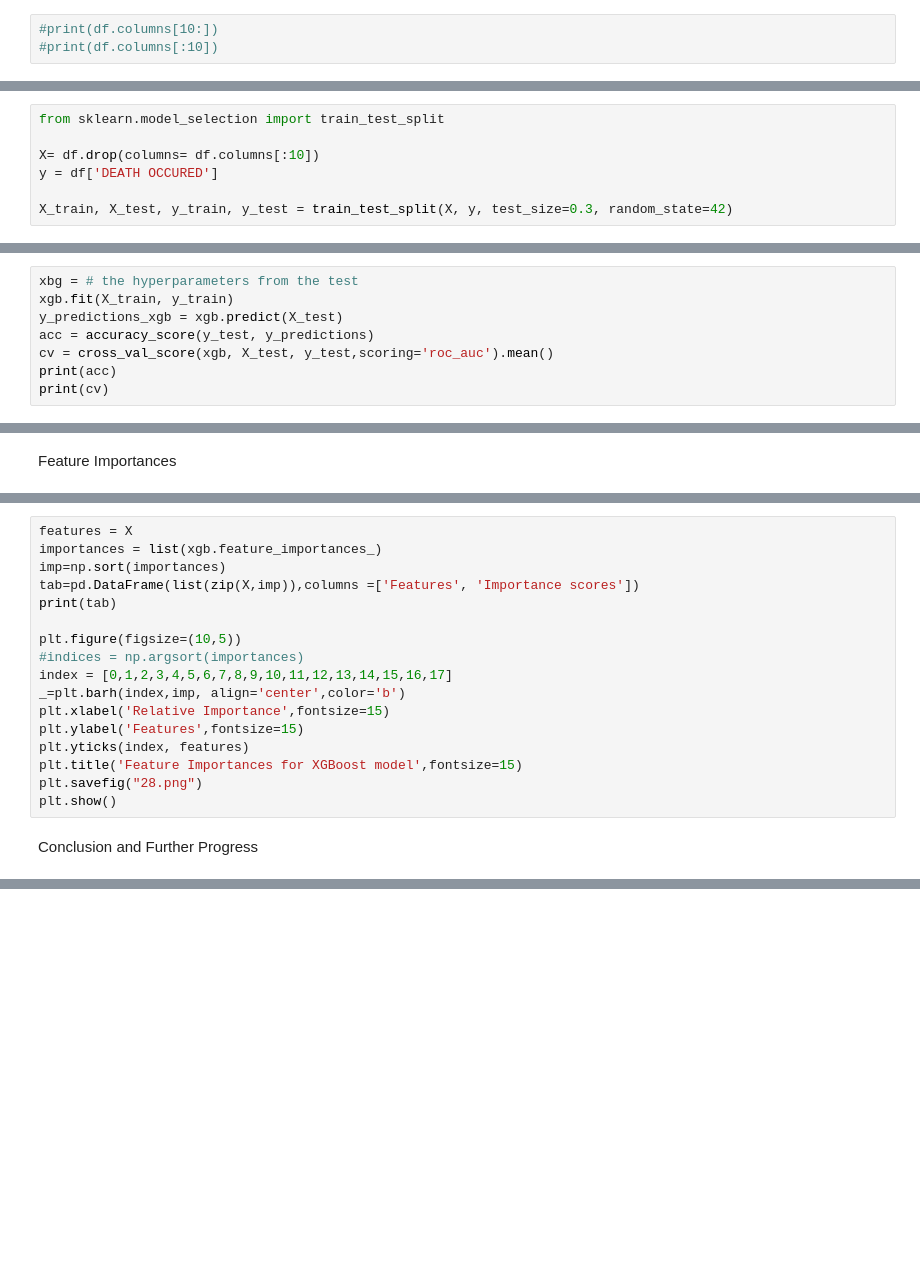
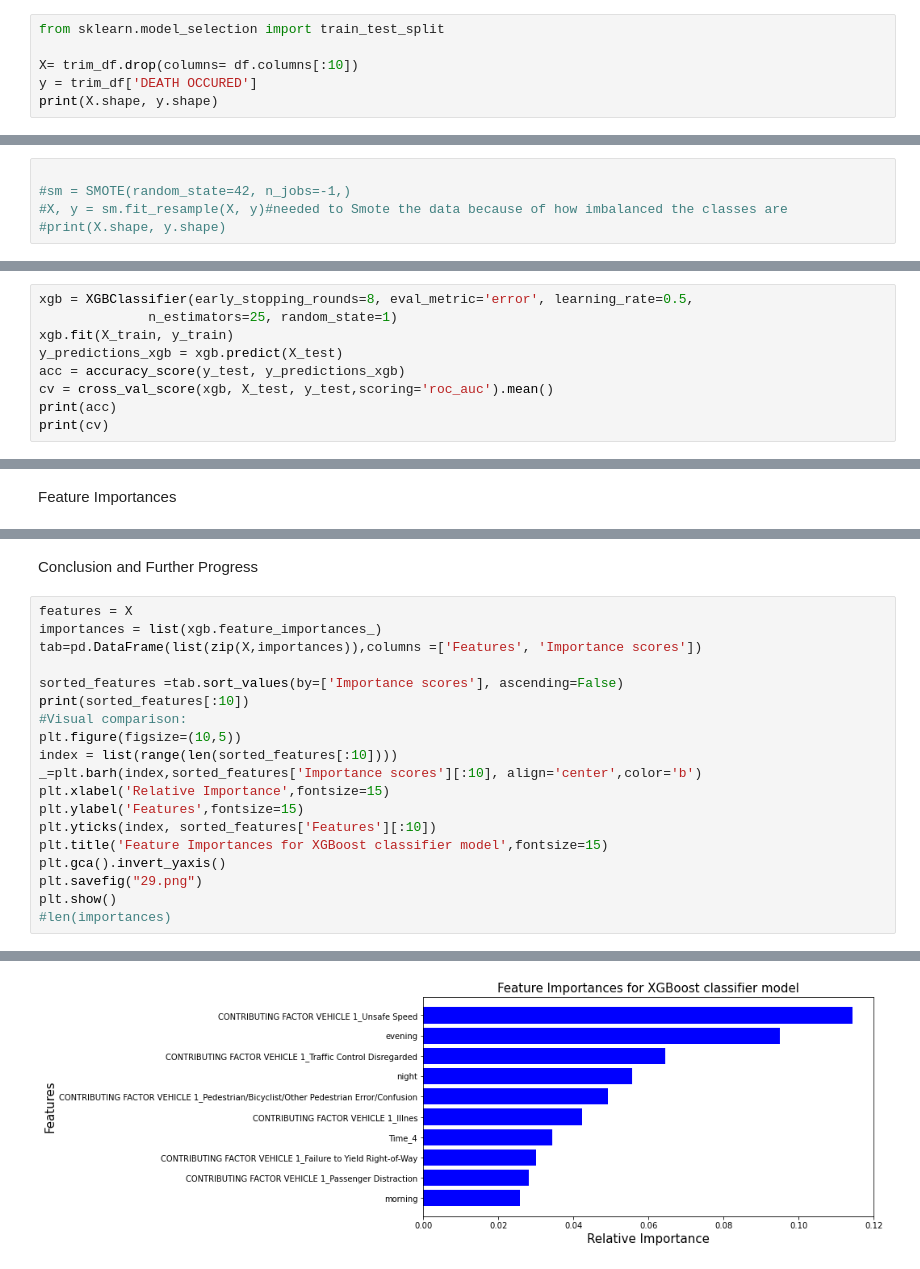
Before and after one commit to stefolosha/Capstone_2, a Jupyter notebook: Capstone_2_Modeling.ipynb, the cells around one changed output, grey strips where cells are left out. Cells and saved outputs as stored; diff of their text form; blank space fills up the shorter version.

```diff
--- a/Capstone_2_Modeling.ipynb
+++ b/Capstone_2_Modeling.ipynb
@@ -27,5 +58,8 @@ df = pd.read_pickle(r'C:\Users\User\Car_Accidents_preprocessed.pkl')
 # %% [markdown]
 Here we split the data between Train and Test (note we do not need to standardize our data since we are using strictly categorical data in this scenario)
 # %%
-#print(df.columns[10:])
-#print(df.columns[:10])
+from sklearn.model_selection import train_test_split
+
+X= trim_df.drop(columns= df.columns[:10])
+y = trim_df['DEATH OCCURED']
+print(X.shape, y.shape)
@@ -32,7 +68,5 @@ Here we split the data between Train and Test (note we do not need to standardiz
 # %%
-from sklearn.model_selection import train_test_split
 
-X= df.drop(columns= df.columns[:10])
-y = df['DEATH OCCURED']
-
-X_train, X_test, y_train, y_test = train_test_split(X, y, test_size=0.3, random_state=42)
+#sm = SMOTE(random_state=42, n_jobs=-1,)
+#X, y = sm.fit_resample(X, y)#needed to Smote the data because of how imbalanced the classes are
+#print(X.shape, y.shape)
@@ -180,10 +403,11 @@ rs2 = RandomizedSearchCV(estimator = xbgModel, scoring='accuracy', cv=3, n_jobs
 # %% [markdown]
 Fitting XGBoost Model with Optimal Hyperparameter
 # %%
-xbg = # the hyperparameters from the test
+xgb = XGBClassifier(early_stopping_rounds=8, eval_metric='error', learning_rate=0.5,
+              n_estimators=25, random_state=1)
 xgb.fit(X_train, y_train)
 y_predictions_xgb = xgb.predict(X_test)
-acc = accuracy_score(y_test, y_predictions)
+acc = accuracy_score(y_test, y_predictions_xgb)
 cv = cross_val_score(xgb, X_test, y_test,scoring='roc_auc').mean()
 print(acc)
 print(cv)
@@ -234,19 +500,22 @@ plt.show()
-# %%
-features = X
-importances = list(xgb.feature_importances_)
-imp=np.sort(importances)
-tab=pd.DataFrame(list(zip(X,imp)),columns =['Features', 'Importance scores'])
-print(tab)
-
-plt.figure(figsize=(10,5))
-#indices = np.argsort(importances)
-index = [0,1,2,3,4,5,6,7,8,9,10,11,12,13,14,15,16,17]
-_=plt.barh(index,imp, align='center',color='b')
-plt.xlabel('Relative Importance',fontsize=15)
-plt.ylabel('Features',fontsize=15)
-plt.yticks(index, features)
-plt.title('Feature Importances for XGBoost model',fontsize=15)
-plt.savefig("28.png")
-plt.show()
 # %% [markdown]
 Conclusion and Further Progress
+# %%
+features = X
+importances = list(xgb.feature_importances_)
+tab=pd.DataFrame(list(zip(X,importances)),columns =['Features', 'Importance scores'])
+
+sorted_features =tab.sort_values(by=['Importance scores'], ascending=False)
+print(sorted_features[:10])
+#Visual comparison:
+plt.figure(figsize=(10,5))
+index = list(range(len(sorted_features[:10])))
+_=plt.barh(index,sorted_features['Importance scores'][:10], align='center',color='b')
+plt.xlabel('Relative Importance',fontsize=15)
+plt.ylabel('Features',fontsize=15)
+plt.yticks(index, sorted_features['Features'][:10])
+plt.title('Feature Importances for XGBoost classifier model',fontsize=15)
+plt.gca().invert_yaxis()
+plt.savefig("29.png")
+plt.show()
+#len(importances)
+# %% [output]
@@ -252,0 +533 @@ Conclusion and Further Progress
+[figure, added]
```
Also changed, not shown: parts of 49 cells of this notebook.
